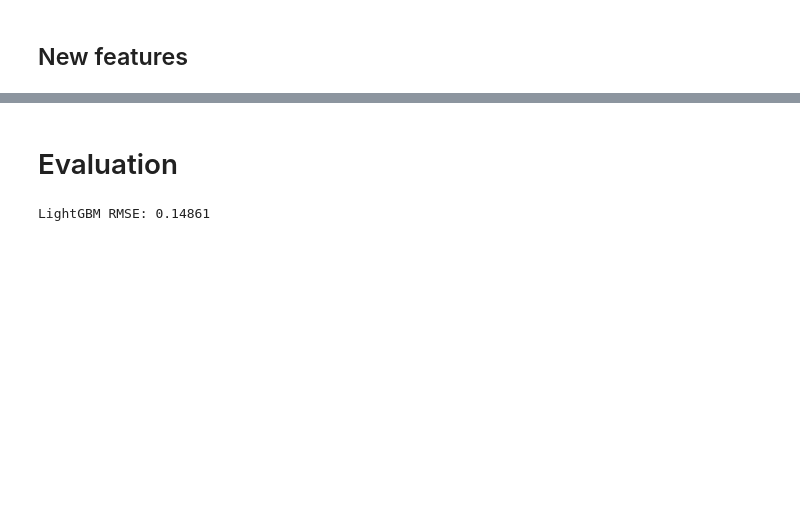
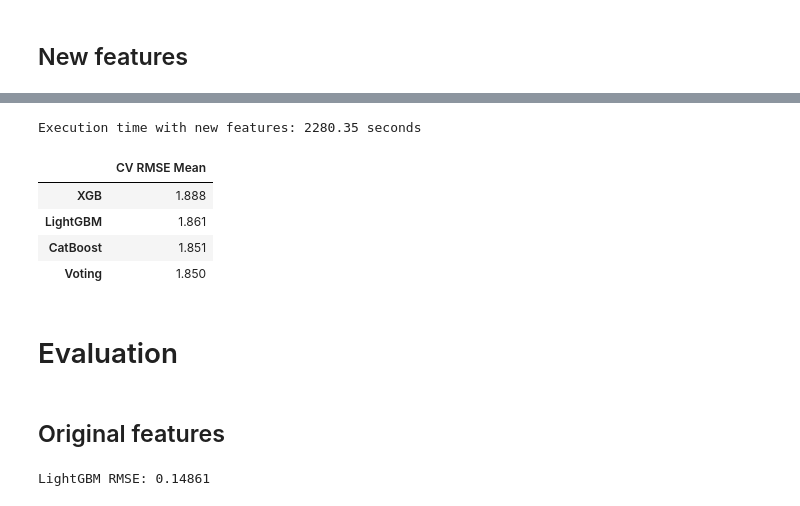
Before and after one commit to raydiwill/Abalone-Regression-KaggleC, a Jupyter notebook: model.ipynb, the cells around one changed output, grey strips where cells are left out. Drawn from its saved outputs; the diff is of its cells as text; code cells hidden in the pictures; blank space fills up the shorter version.

```diff
--- a/model.ipynb
+++ b/model.ipynb
@@ -1091,0 +1140,8 @@ new_features_rmsle_scores.sort_values(by="CV RMSE Mean", ascending=False)
+# %%
+rfe_selector = RFE(estimator=gb, n_features_to_select=19, step=20)
+rfe_selector.fit(X_train_nf_processed, y_train_nf)
+
+selected_feats_array = rfe_selector.get_support()
+selected_features = nf_processor.get_feature_names_out()[selected_feats_array]
+
+print("Selected Features:", selected_features)
@@ -1092,5 +1157,42 @@ new_features_rmsle_scores.sort_values(by="CV RMSE Mean", ascending=False)
+# %%
+# Only selected features
+X_train_nf_selected = X_train_nf_processed[:, selected_feats_array]
+
+# Calculate the execution time
+start_time = time.time()
+
+# Fit the regressors with cross validation
+xgb_cv = cross_val_score(xgb_reg, X_train_nf_selected, y_train_nf, cv=fold, scoring='neg_root_mean_squared_error', n_jobs=-1)
+catboost_cv = cross_val_score(catboost_reg, X_train_nf_selected, y_train_nf, cv=fold, scoring='neg_root_mean_squared_error', n_jobs=-1)
+lgbm_cv = cross_val_score(lgbm_reg, X_train_nf_selected, y_train_nf, cv=fold, scoring='neg_root_mean_squared_error', n_jobs=-1)
+voting_cv = cross_val_score(ensemble_model, X_train_nf_selected, y_train_nf, cv=fold, scoring='neg_root_mean_squared_error', n_jobs=-1)
+
+end_time = time.time()
+print(f"\n\nExecution time with new features: {round(end_time - start_time, 2)} seconds")
+# %% [output]
+Execution time with new features: 2280.35 seconds
+# %%
+cv_scores = [xgb_cv, catboost_cv, lgbm_cv, voting_cv]
+
+# Convert negative RMSE values back to positive
+cv_scores_positive = [-score for score in cv_scores]
+
+# Calculate the mean of the positive RMSE scores
+cv_mean = [round(np.mean(scores), 3) for scores in cv_scores_positive]
+
+# Display as dataframe
+selected_new_features_rmsle_scores = pd.DataFrame({"CV RMSE Mean": cv_mean}, index=[names for names in ["XGB", "CatBoost", "LightGBM", "Voting"]])
+selected_new_features_rmsle_scores.sort_values(by="CV RMSE Mean", ascending=False)
+# %% [output]
+|  | CV RMSE Mean |
+| XGB | 1.888 |
+| LightGBM | 1.861 |
+| CatBoost | 1.851 |
+| Voting | 1.850 |
 # %% [markdown]
 # Evaluation
+# %% [markdown]
+## Original features
 # %%
 lgbm_reg = LGBMRegressor(**lgbm_best_params, random_state=SEED, n_jobs=-1, verbose=-1)
 
```
Also changed, not shown: parts of 7 cells of this notebook.
